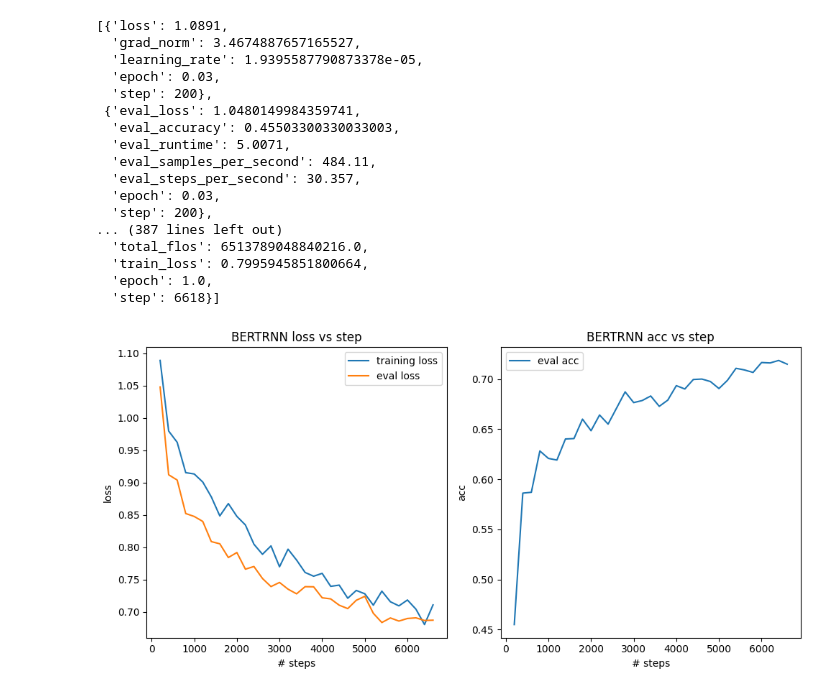
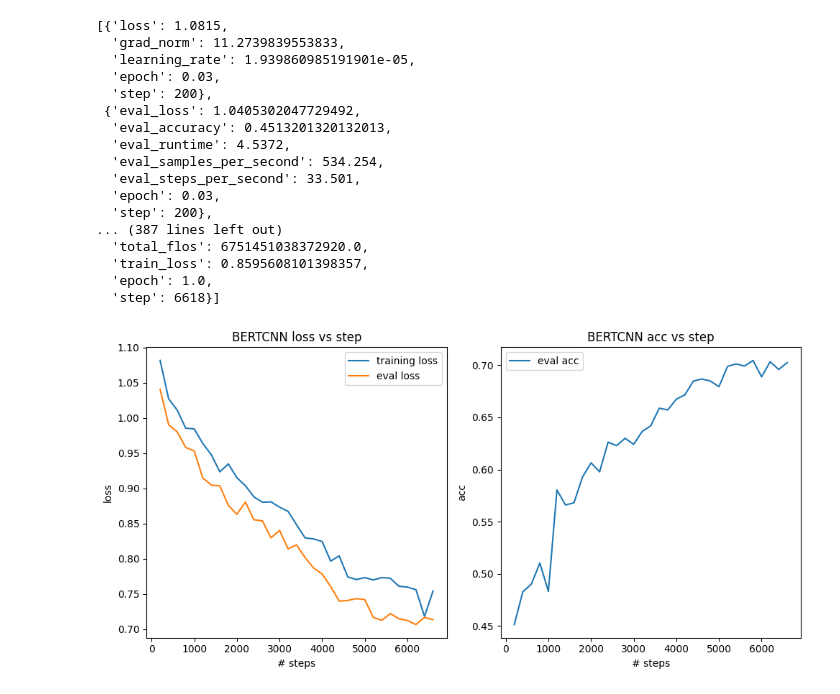
Before and after one commit to Misaka-No-10032/CSCI567-Project, a Jupyter notebook: bert.ipynb, the cells around one changed output. Cells and saved outputs as stored; diff of their text form; code cells hidden in the pictures.

Commit message:
update bert notebook and graphs

```diff
--- a/bert.ipynb
+++ b/bert.ipynb
@@ -233,7 +233,7 @@ class CustomBERTModel(nn.Module):
             return logits
 
 # model = CustomBERTModel(num_labels=3)
-model.classifier = RNNCls()
+model.classifier = CNN3Cls()
 model
 # %% [output]
 Some weights of BertForSequenceClassification were not initialized from the model checkpoint at google-bert/bert-base-multilingual-uncased and are newly initialized: ['classifier.bias', 'classifier.we ...
@@ -341,25 +321,25 @@ dataloader_config = DataLoaderConfiguration(dispatch_batches=None, split_batches
 log = trainer.state.log_history
 log
 # %% [output]
-[{'loss': 1.0891,
-  'grad_norm': 3.4674887657165527,
-  'learning_rate': 1.9395587790873378e-05,
+[{'loss': 1.0815,
+  'grad_norm': 11.2739839553833,
+  'learning_rate': 1.939860985191901e-05,
   'epoch': 0.03,
   'step': 200},
- {'eval_loss': 1.0480149984359741,
-  'eval_accuracy': 0.45503300330033003,
-  'eval_runtime': 5.0071,
-  'eval_samples_per_second': 484.11,
-  'eval_steps_per_second': 30.357,
+ {'eval_loss': 1.0405302047729492,
+  'eval_accuracy': 0.4513201320132013,
+  'eval_runtime': 4.5372,
+  'eval_samples_per_second': 534.254,
+  'eval_steps_per_second': 33.501,
   'epoch': 0.03,
   'step': 200},
 ... (387 lines left out)
-  'total_flos': 6513789048840216.0,
-  'train_loss': 0.7995945851800664,
+  'total_flos': 6751451038372920.0,
+  'train_loss': 0.8595608101398357,
   'epoch': 1.0,
   'step': 6618}]
 # %%
-model_name = 'BERTRNN'
+model_name = 'BERTCNN'
 
 steps = []
 train_loss = []
@@ -368,34 +348,34 @@ eval_acc = []
 
 for i in range(0, len(log) - 1, 2):
     train_log = log[i]
     eval_log = log[i + 1]
     steps.append(train_log["step"])
     train_loss.append(train_log["loss"])
     eval_loss.append(eval_log["eval_loss"])
     eval_acc.append(eval_log["eval_accuracy"])
 
 plt.figure(figsize=(10, 5))
 
 
 plt.subplot(1, 2, 1)
 plt.title(f"{model_name} loss vs step")
 plt.xlabel("# steps")
 plt.ylabel("loss")
 plt.plot(steps, train_loss, label="training loss")
 plt.plot(steps, eval_loss, label="eval loss")
 plt.legend()
 
 plt.subplot(1, 2, 2)
 plt.title(f"{model_name} acc vs step")
 plt.xlabel("# steps")
 plt.ylabel("acc")
 plt.plot(steps, eval_acc, label="eval acc")
 plt.legend()
 
 plt.tight_layout()
 plt.show()
 # %% [output]
-[figure, old version]
+[figure, new version]
 # %%
 import json
 
```
Also changed, not shown: parts of 3 cells of this notebook, 8 other files.
